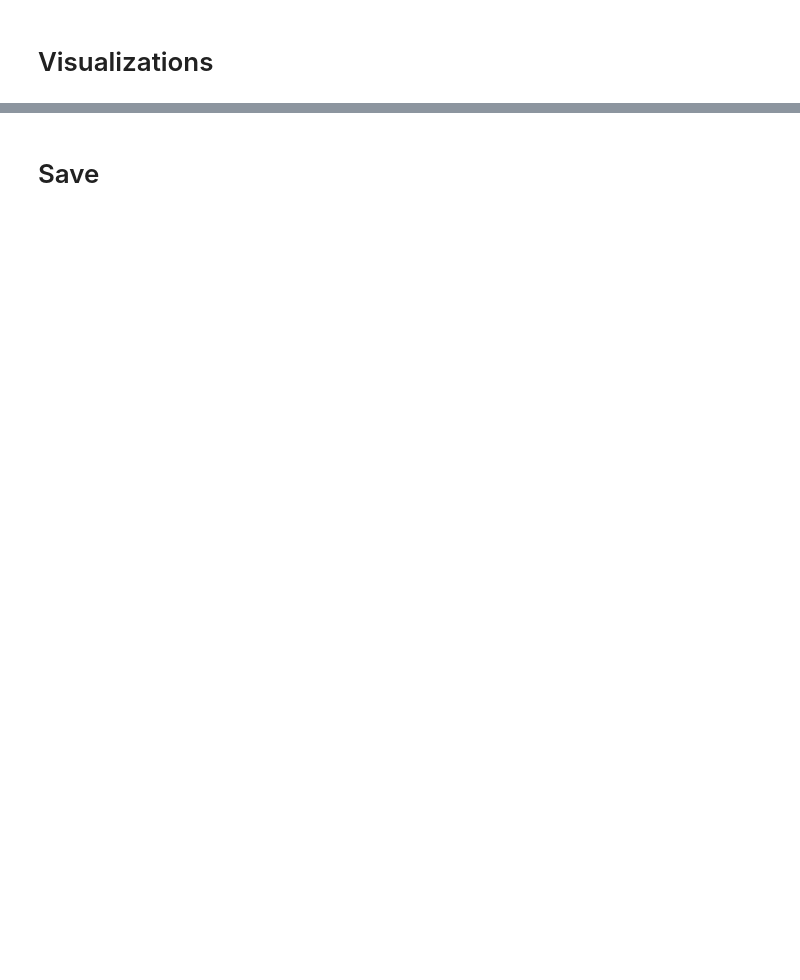
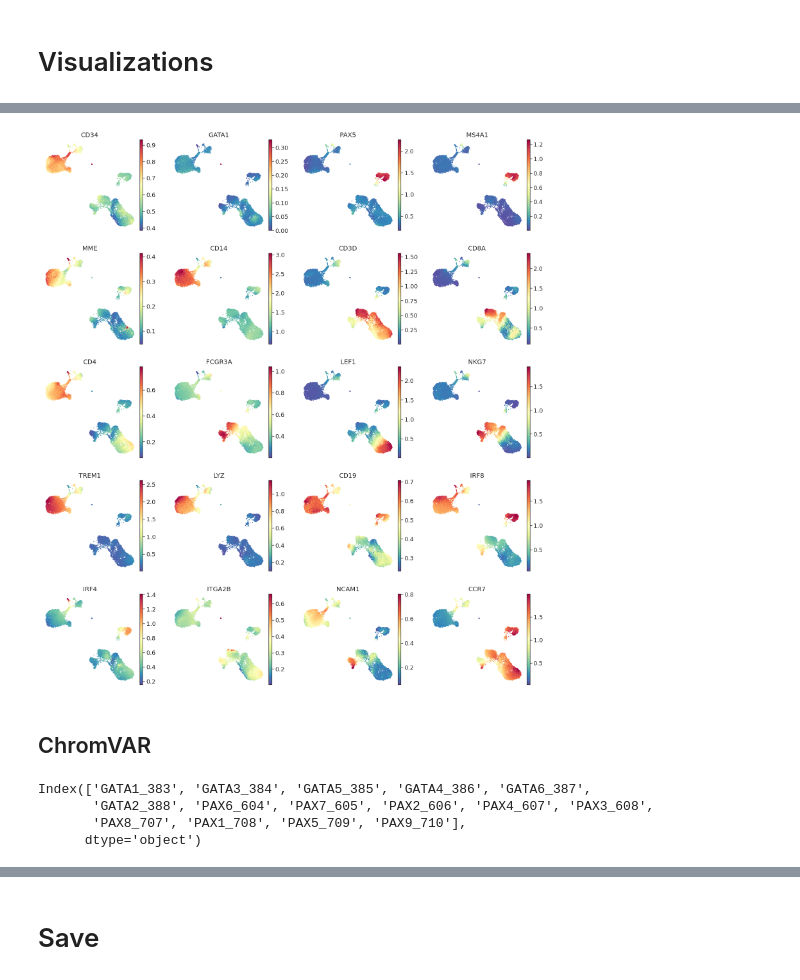
Before and after one commit to settylab/single-cell-primers, a Jupyter notebook: notebooks/PBMC-ATAC-standalone.ipynb, the cells around one changed output, grey strips where cells are left out. Drawn from its saved outputs; the diff is of its cells as text; code cells hidden in the pictures; blank space fills up the shorter version.

```diff
--- a/notebooks/PBMC-ATAC-standalone.ipynb
+++ b/notebooks/PBMC-ATAC-standalone.ipynb
@@ -198,0 +243,33 @@ sc.pl.scatter(ad, basis='umap', color=['leiden', 'phenograph'])
+# %%
+gs_ad = sc.AnnData(ad.obsm['GeneScores'])
+gs_ad.obs_names, gs_ad.var_names = ad.obs_names, ad.uns['GeneScoresColums']
+gs_ad.obsm['X_umap'] = ad.obsm['X_umap_archr']
+# %%
+genes = pd.Series([
+    "CD34",  #Early Progenitor
+    "GATA1", #Erythroid
+    "PAX5", "MS4A1", "MME", #B-Cell Trajectory
+    "CD14",  #Monocytes
+    "CD3D", "CD8A", 'CD4', #TCells,
+    'FCGR3A', #'CD16',
+     'LEF1', 'NKG7', 'TREM1', 'LYZ', 'CD19',  'IRF8', 'IRF4',
+    'ITGA2B', # CD41,
+    'NCAM1', # CD56,
+    'CCR7' # Memory T cell
+])
+genes = genes[genes.isin(ad.uns['GeneScoresColums'])]
+# %%
+# Create a dense matrix with interesting genes
+data = pd.DataFrame(gs_ad[:, genes].X.todense(), index=gs_ad.obs_names, columns=genes)
+# Impute
+imputed_data = impute_data_with_weights(ad, data)
+# %%
+# Plot
+temp = gs_ad[:, genes]
+temp.layers['Imputed'] = imputed_data
+
+sc.pl.embedding(temp, basis='umap', color=genes, layer='Imputed', frameon=False)
+# %% [output]
+[figure, added]
+# %% [markdown]
+## ChromVAR
@@ -198,0 +284,7 @@ sc.pl.scatter(ad, basis='umap', color=['leiden', 'phenograph'])
+# %%
+chromvar_ad.var_names[chromvar_ad.var_names.str.contains('GATA|PAX')]
+# %% [output]
+Index(['GATA1_383', 'GATA3_384', 'GATA5_385', 'GATA4_386', 'GATA6_387',
+       'GATA2_388', 'PAX6_604', 'PAX7_605', 'PAX2_606', 'PAX4_607', 'PAX3_608',
+       'PAX8_707', 'PAX1_708', 'PAX5_709', 'PAX9_710'],
+      dtype='object')
```
Also changed, not shown: parts of 30 cells of this notebook, 6 other files.
